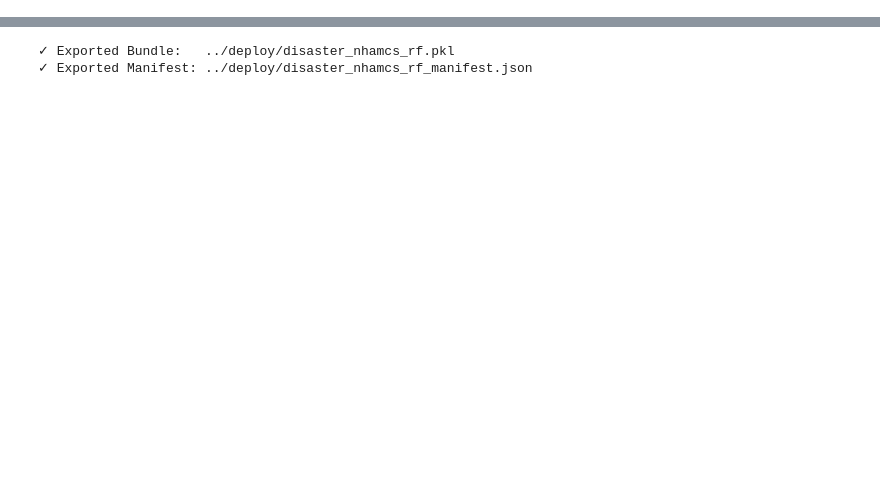
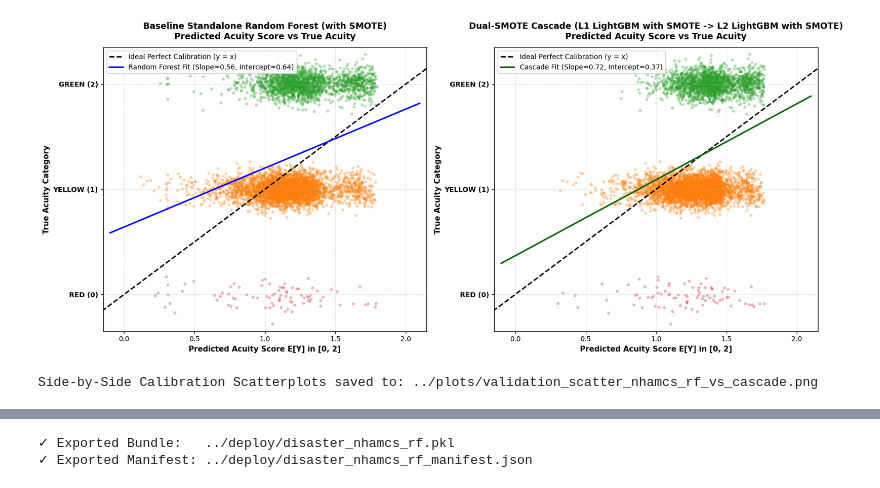
Before and after one commit to apt2736/PKM_RF, a Jupyter notebook: models/train_disaster_nhamcs_rf.ipynb, the cells around one changed output, grey strips where cells are left out. Saved outputs shown, nothing was run; the diff lists cells and outputs as text; code cells hidden in the pictures; blank space fills up the shorter version.

```diff
--- a/models/train_disaster_nhamcs_rf.ipynb
+++ b/models/train_disaster_nhamcs_rf.ipynb
@@ -274,2 +207,81 @@ Dual-Panel Calibration Scatterplots saved to: ../plots/validation_scatter_nhamcs
+# %%
+# ---------------------------------------------------------------------------
+# Step 2.5: Predicted Acuity Score Scatterplots (Baseline RF vs Cascade Pipeline)
+# ---------------------------------------------------------------------------
+plots_dir = f'{ROOT}/plots'
+os.makedirs(plots_dir, exist_ok=True)
+os.makedirs(os.path.join(plots_dir, 'image'), exist_ok=True)
+
+# Compute Cascade Probabilities on Validation Partition
+p_val_l1       = l1_lgbm.predict_proba(X_val_scaled)
+p_val_green    = p_val_l1[:, 1]
+p_val_nongreen = p_val_l1[:, 0]
+p_val_l2       = l2_lgbm.predict_proba(X_val_scaled)
+p_val_red      = p_val_nongreen * p_val_l2[:, 0]
+p_val_yellow   = p_val_nongreen * p_val_l2[:, 1]
+val_probs_cascade = np.column_stack([p_val_red, p_val_yellow, p_val_green])
+
+weights = np.array([0.0, 1.0, 2.0])
+val_score_rf_base = np.dot(rf_baseline.predict_proba(X_val_scaled), weights)
+val_score_cascade = np.dot(val_probs_cascade, weights)
+
+np.random.seed(42)
+N_PLOT = min(6000, len(y_val))
+sample_idx = np.random.choice(len(y_val), N_PLOT, replace=False)
+
+y_val_samp = y_val[sample_idx]
+jitter_y = y_val_samp + np.random.normal(0, 0.08, size=N_PLOT)
+rf_samp      = val_score_rf_base[sample_idx]
+cascade_samp = val_score_cascade[sample_idx]
+
+cat_colors = np.array(['#d62728', '#ff7f0e', '#2ca02c'])
+point_colors = cat_colors[y_val_samp]
+
+fig, axes = plt.subplots(1, 2, figsize=(16, 7))
+x_vals = np.linspace(-0.1, 2.1, 100)
+
+# Panel 1: Baseline RF with SMOTE
+ax1 = axes[0]
+ax1.scatter(rf_samp, jitter_y, c=point_colors, alpha=0.35, s=18, edgecolors='none')
+ax1.plot([-0.2, 2.2], [-0.2, 2.2], 'k--', linewidth=2.0, label='Ideal Perfect Calibration (y = x)')
+m_rf, b_rf = np.polyfit(rf_samp, y_val_samp, 1)
+ax1.plot(x_vals, m_rf * x_vals + b_rf, color='blue', linewidth=2.2,
+         label=f'Random Forest Fit (Slope={m_rf:.2f}, Intercept={b_rf:.2f})')
+ax1.set_title('Baseline Standalone Random Forest (with SMOTE)\nPredicted Acuity Score vs True Acuity', fontsize=12.5, fontweight='bold', pad=12)
+ax1.set_xlabel('Predicted Acuity Score E[Y] in [0, 2]', fontsize=11, fontweight='bold')
+ax1.set_ylabel('True Acuity Category', fontsize=11, fontweight='bold')
+ax1.set_yticks([0, 1, 2])
+ax1.set_yticklabels(['RED (0)', 'YELLOW (1)', 'GREEN (2)'], fontweight='bold')
+ax1.set_xlim([-0.15, 2.15])
+ax1.set_ylim([-0.35, 2.35])
+ax1.grid(True, linestyle='--', alpha=0.4)
+ax1.legend(loc='upper left', fontsize=10, frameon=True, framealpha=0.9)
+
+# Panel 2: Dual-SMOTE Dual-LightGBM Cascade
+ax2 = axes[1]
+ax2.scatter(cascade_samp, jitter_y, c=point_colors, alpha=0.35, s=18, edgecolors='none')
+ax2.plot([-0.2, 2.2], [-0.2, 2.2], 'k--', linewidth=2.0, label='Ideal Perfect Calibration (y = x)')
+m_casc, b_casc = np.polyfit(cascade_samp, y_val_samp, 1)
+ax2.plot(x_vals, m_casc * x_vals + b_casc, color='darkgreen', linewidth=2.2,
+         label=f'Cascade Fit (Slope={m_casc:.2f}, Intercept={b_casc:.2f})')
+ax2.set_title('Dual-SMOTE Cascade (L1 LightGBM with SMOTE -> L2 LightGBM with SMOTE)\nPredicted Acuity Score vs True Acuity', fontsize=12.5, fontweight='bold', pad=12)
+ax2.set_xlabel('Predicted Acuity Score E[Y] in [0, 2]', fontsize=11, fontweight='bold')
+ax2.set_ylabel('True Acuity Category', fontsize=11, fontweight='bold')
+ax2.set_yticks([0, 1, 2])
+ax2.set_yticklabels(['RED (0)', 'YELLOW (1)', 'GREEN (2)'], fontweight='bold')
+ax2.set_xlim([-0.15, 2.15])
+ax2.set_ylim([-0.35, 2.35])
+ax2.grid(True, linestyle='--', alpha=0.4)
+ax2.legend(loc='upper left', fontsize=10, frameon=True, framealpha=0.9)
+
+plt.tight_layout()
+scatter_out = os.path.join(plots_dir, 'validation_scatter_nhamcs_rf_vs_cascade.png')
+plt.savefig(scatter_out, dpi=300, bbox_inches='tight')
+plt.savefig(os.path.join(plots_dir, 'image', 'validation_scatter_nhamcs_rf_vs_cascade.png'), dpi=300, bbox_inches='tight')
+plt.show()
+print(f"Side-by-Side Calibration Scatterplots saved to: {scatter_out}")
+# %% [output]
+[figure, added]
+Side-by-Side Calibration Scatterplots saved to: ../plots/validation_scatter_nhamcs_rf_vs_cascade.png
 # %%
 # ---------------------------------------------------------------------------
```
Also changed, not shown: parts of 11 cells of this notebook, 44 other files.
